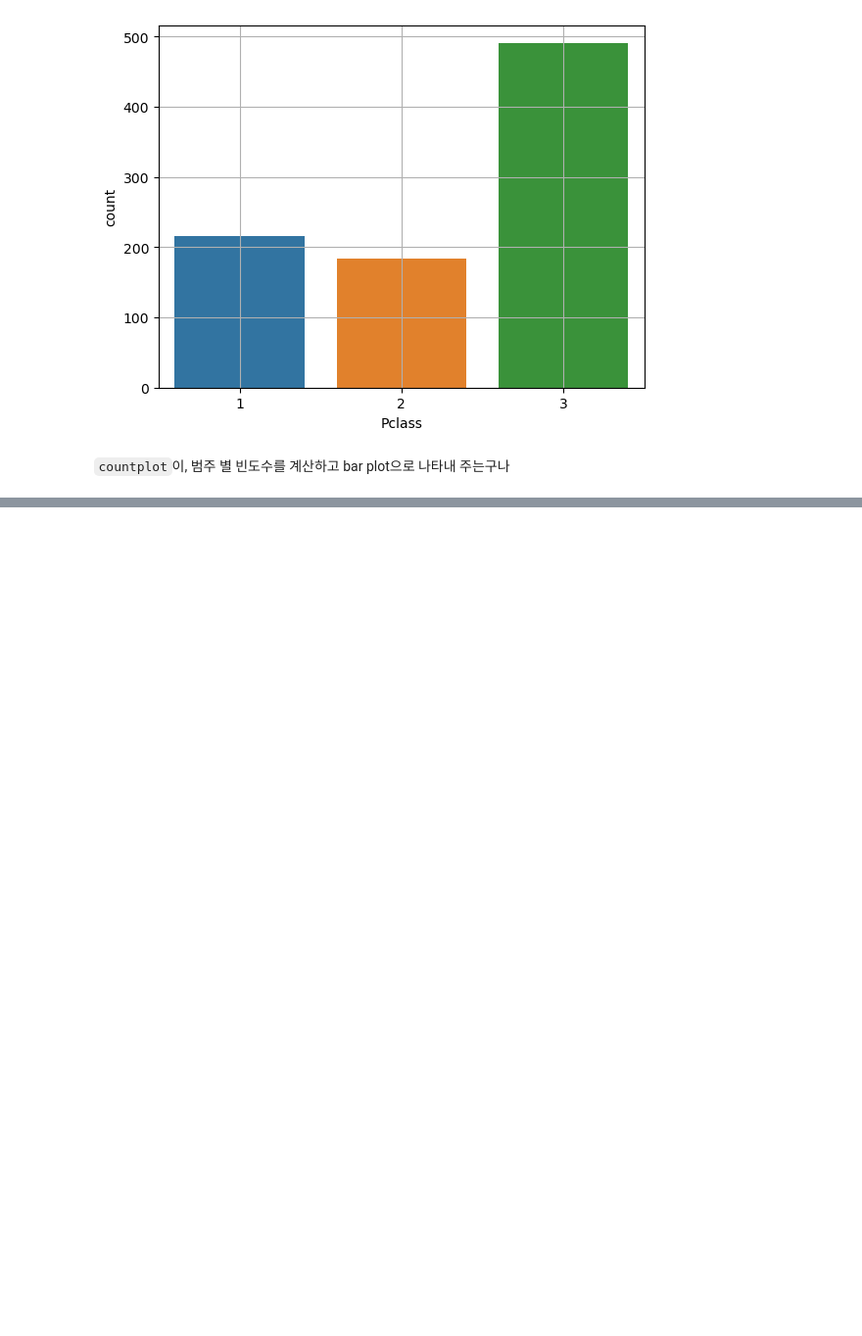
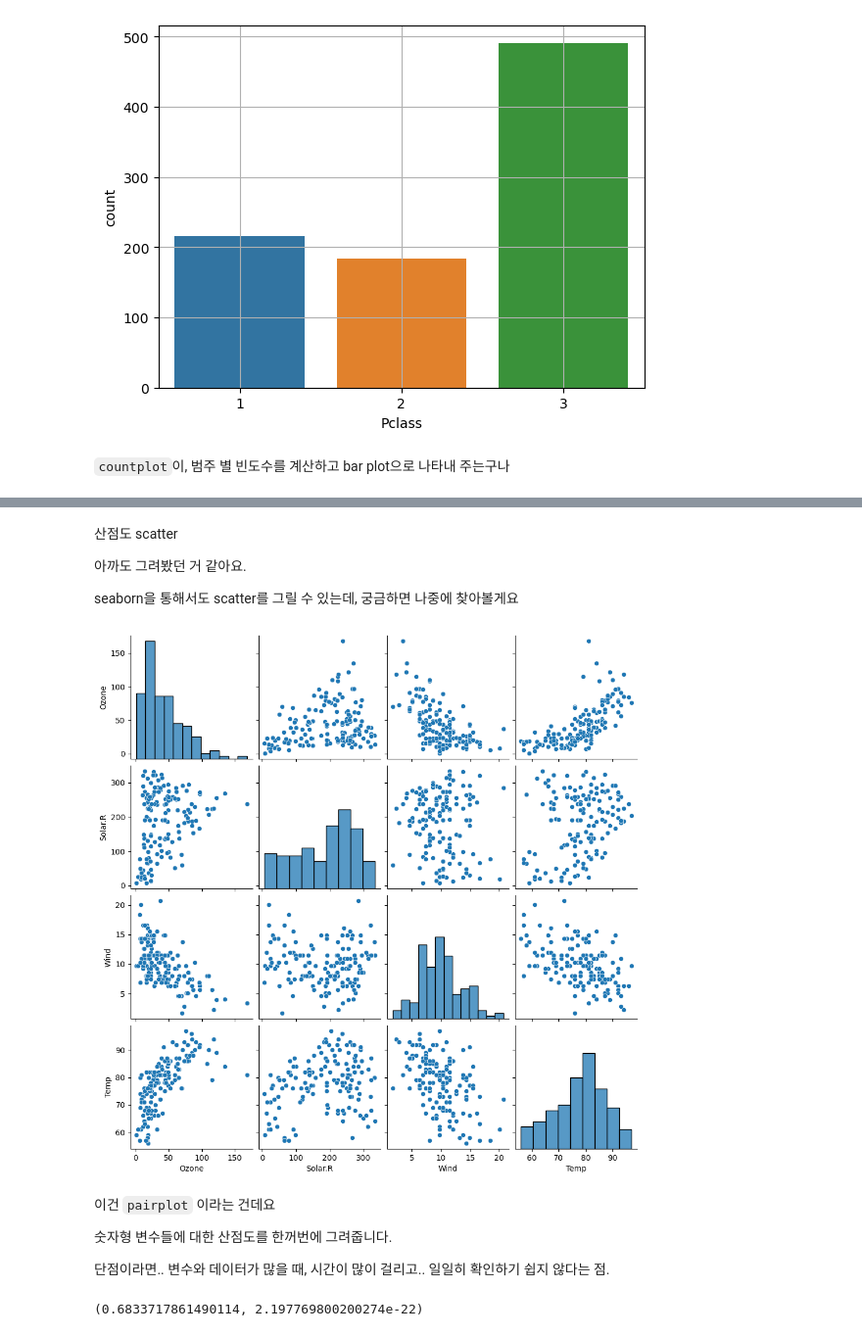
Before and after one commit to yewon-saurus/TIL, a Jupyter notebook: Python/01.numpy_and_pandas.ipynb, the cells around one changed output, grey strips where cells are left out. Shown: that part at 98% size. Cells and saved outputs as stored; diff of their text form; code cells hidden in the pictures; blank space fills up the shorter version.

```diff
--- a/Python/01.numpy_and_pandas.ipynb
+++ b/Python/01.numpy_and_pandas.ipynb
@@ -720,0 +752,17 @@ plt.show()
+# %% [markdown]
+산점도 scatter
+
+아까도 그려봤던 거 같아요.
+
+seaborn을 통해서도 scatter를 그릴 수 있는데, 궁금하면 나중에 찾아볼게요
+# %%
+sns.pairplot(air)
+plt.show()
+# %% [output]
+[figure, added]
+# %% [markdown]
+이건 `pairplot` 이라는 건데요
+
+숫자형 변수들에 대한 산점도를 한꺼번에 그려줍니다.
+
+단점이라면.. 변수와 데이터가 많을 때, 시간이 많이 걸리고.. 일일히 확인하기 쉽지 않다는 점.
@@ -720,0 +771,4 @@ plt.show()
+# %%
+spst.pearsonr(air['Temp'], air['Ozone'])
+# %% [output]
+(0.6833717861490114, 2.197769800200274e-22)
```
Also changed, not shown: parts of 32 cells of this notebook.
